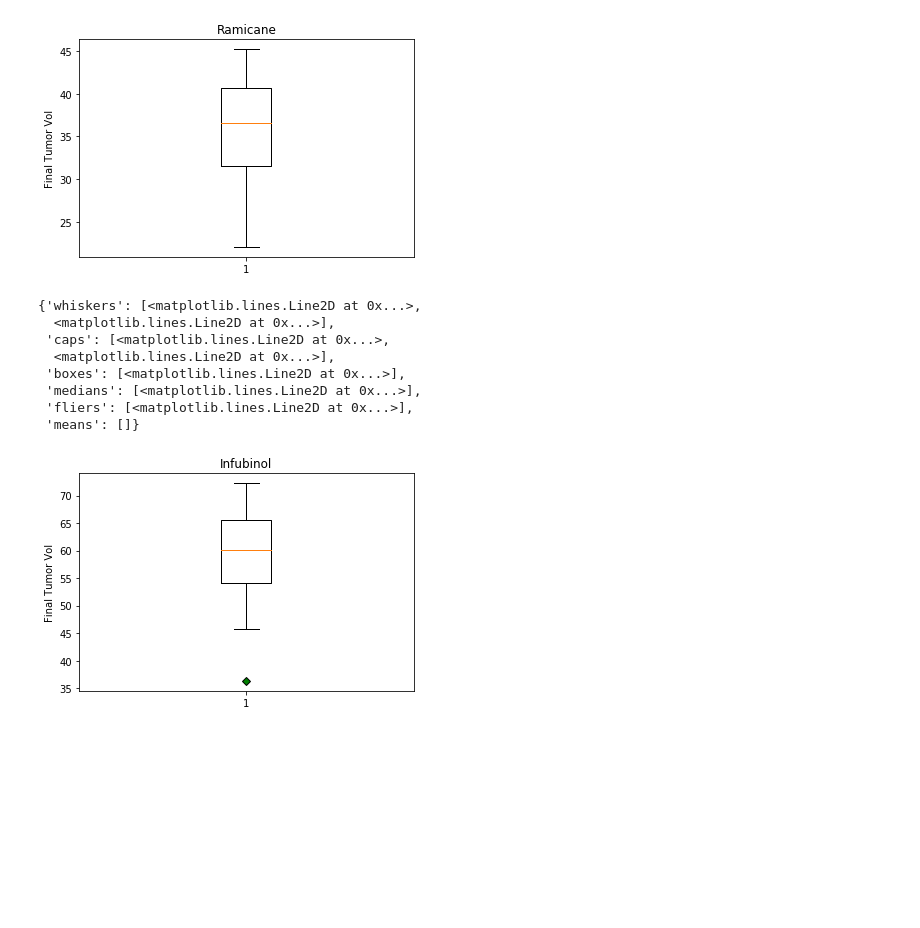
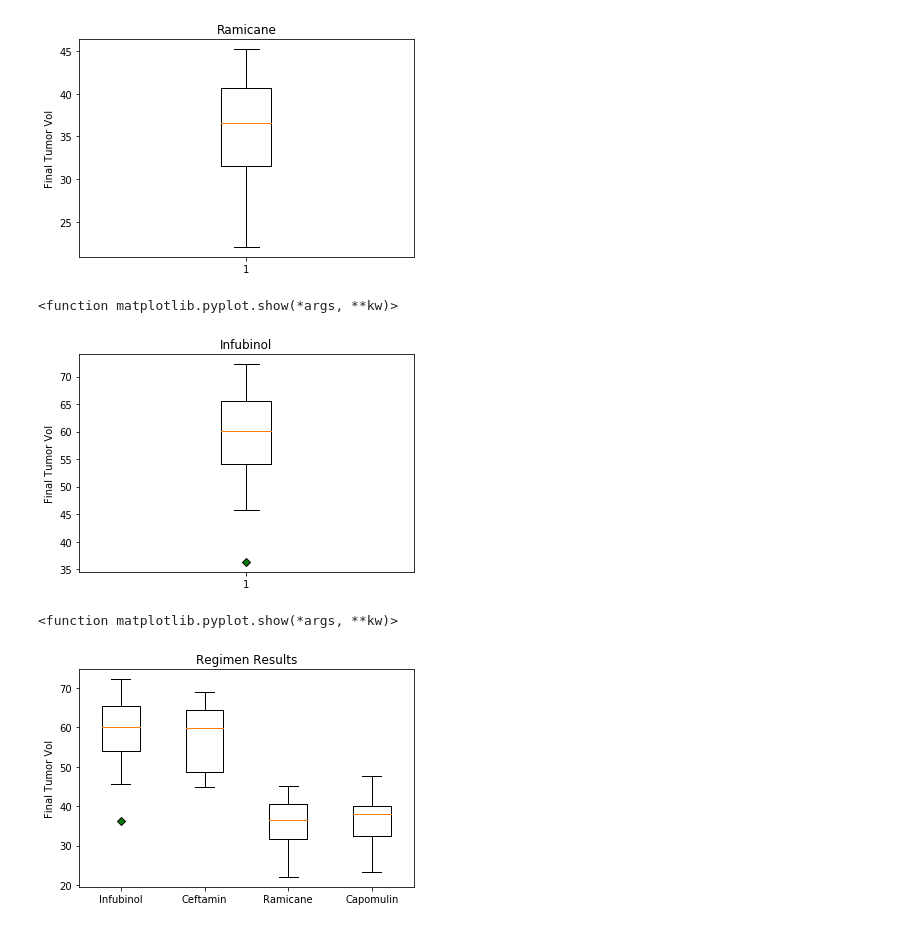
Before and after one commit to Elton-Don/Matplotlib, a Jupyter notebook: main.ipynb, the cells around one changed output. Cells and saved outputs as stored; diff of their text form; code cells hidden in the pictures; blank space fills up the shorter version.

```diff
--- a/main.ipynb
+++ b/main.ipynb
@@ -435,14 +405,18 @@ fig4, ax4 = plt.subplots()
 ax4.set_title('Infubinol')
 ax4.set_ylabel('Final Tumor Vol')
 ax4.boxplot(inf_vol, flierprops=green_diamond)
-#plt.show
+plt.show
 # %% [output]
-{'whiskers': [<matplotlib.lines.Line2D at 0x...>,
-  <matplotlib.lines.Line2D at 0x...>],
- 'caps': [<matplotlib.lines.Line2D at 0x...>,
-  <matplotlib.lines.Line2D at 0x...>],
- 'boxes': [<matplotlib.lines.Line2D at 0x...>],
- 'medians': [<matplotlib.lines.Line2D at 0x...>],
- 'fliers': [<matplotlib.lines.Line2D at 0x...>],
- 'means': []}
+<function matplotlib.pyplot.show(*args, **kw)>
 [figure]
+# %%
+green_diamond = dict(markerfacecolor='g', marker='D')
+fig5, ax5 = plt.subplots()
+ax5.boxplot( [inf_vol, cef_vol, ram_vol, cap_vol], flierprops=green_diamond)
+ax5.set_title('Regimen Results')
+ax5.set_ylabel('Final Tumor Vol')
+plt.xticks([1, 2, 3, 4], ['Infubinol', 'Ceftamin', 'Ramicane','Capomulin'])
+plt.show
+# %% [output]
+<function matplotlib.pyplot.show(*args, **kw)>
+[figure, added]
```
Also changed, not shown: parts of 12 cells of this notebook.
